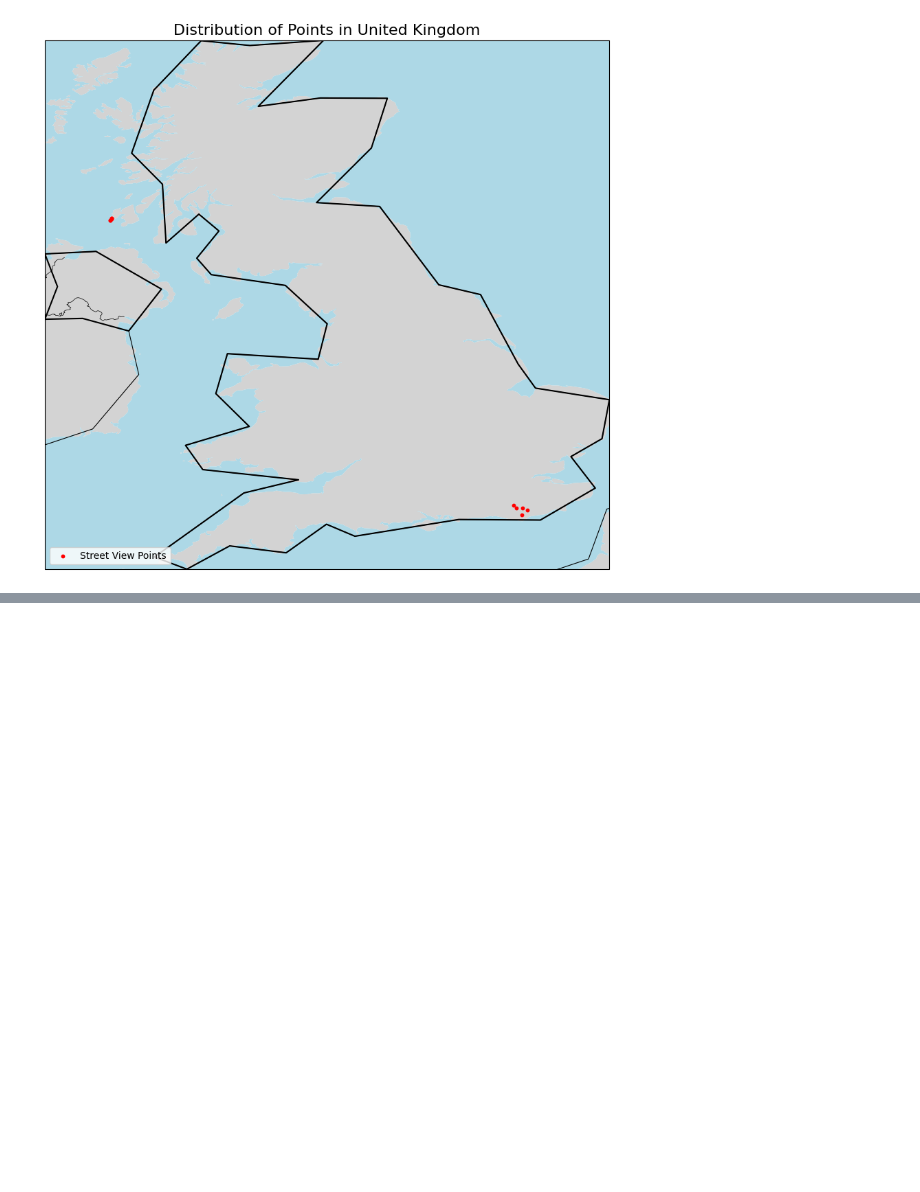
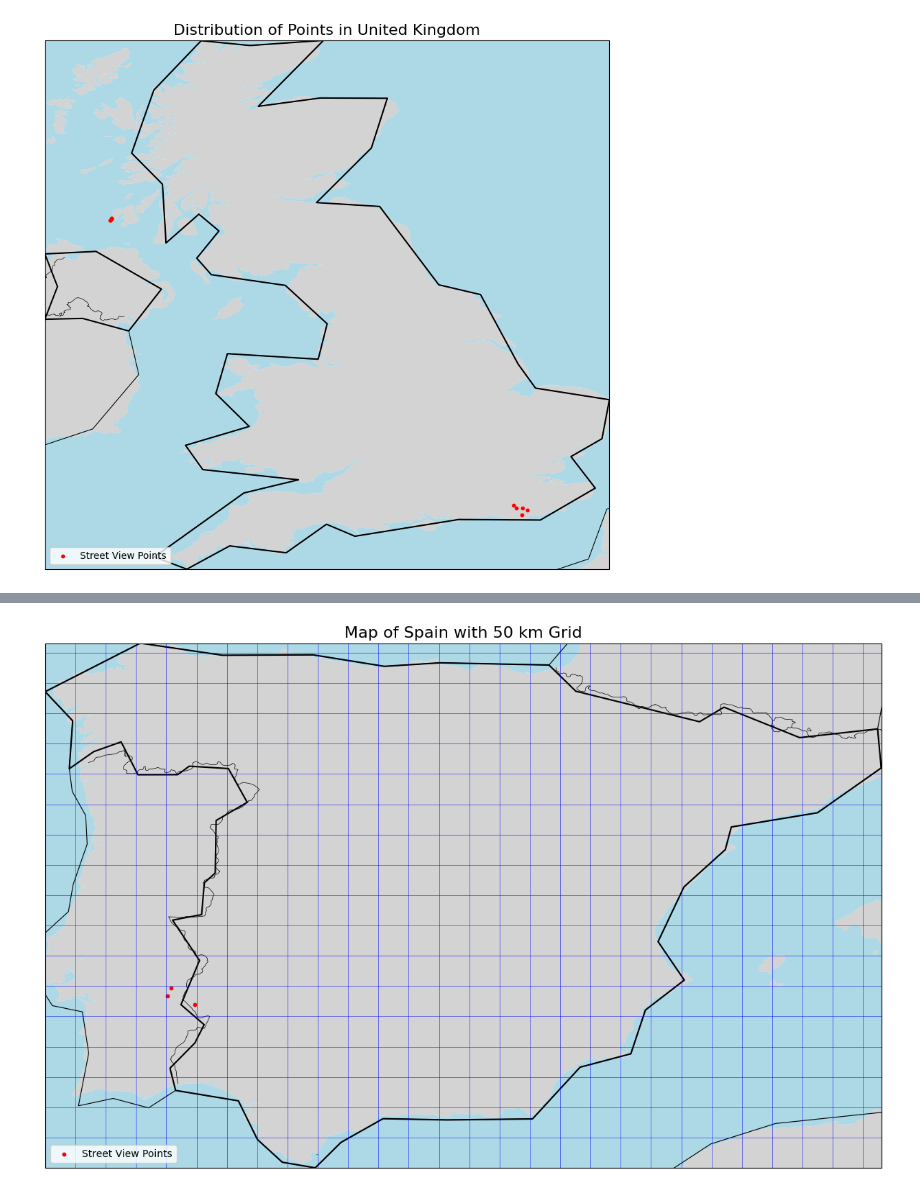
Before and after one commit to vjayam07/cs229-final-project, a Jupyter notebook: testnb.ipynb, the cells around one changed output, grey strips where cells are left out. Drawn from its saved outputs; the diff is of its cells as text; code cells hidden in the pictures; blank space fills up the shorter version.

```diff
--- a/testnb.ipynb
+++ b/testnb.ipynb
@@ -172,3 +172,99 @@ plot_coordinates("global_street_view_metadata.csv", country_name="United Kingdom
 See: https://matplotlib.org/stable/tutorials/intermediate/legend_guide.html#implementing-a-custom-legend-handler
   plt.legend(loc='lower left')
 [figure]
+# %%
+import pandas as pd
+import matplotlib.pyplot as plt
+import cartopy.crs as ccrs
+import cartopy.feature as cfeature
+from cartopy.io.shapereader import natural_earth, Reader
+import numpy as np
+
+def plot_coordinates_with_grid(csv_path, country_name=None, grid_spacing_km=50):
+    """
+    Plot points from a metadata CSV on a map with a grid overlay (50 km spacing).
+
+    Parameters:
+        csv_path (str): Path to the metadata CSV file.
+        country_name (str, optional): Name of the country to plot. If None, plots the whole world.
+        grid_spacing_km (int): Grid spacing in kilometers. Default is 50 km.
+    """
+    # Load metadata CSV
+    data = pd.read_csv(csv_path)
+
+    # Check if the required columns are present
+    if 'latitude' not in data.columns or 'longitude' not in data.columns:
+        raise ValueError("The CSV file must contain 'latitude' and 'longitude' columns.")
+
+    # Extract coordinates
+    latitudes1 = data['latitude']
+    longitudes1 = data['longitude']
+
+    # Create a map
+    plt.figure(figsize=(15, 10))
+    ax = plt.axes(projection=ccrs.PlateCarree())
+
+    # Add map features
+    ax.coastlines(resolution='110m', linewidth=0.8)
+    ax.add_feature(cfeature.BORDERS, linewidth=0.5)
+    ax.add_feature(cfeature.LAND, facecolor='lightgray')
+    ax.add_feature(cfeature.OCEAN, facecolor='lightblue')
+
+    # Set map extent and add country overlay if applicable
+    if country_name:
+        shape_path = natural_earth(resolution='110m', category='cultural', name='admin_0_countries')
+        reader = Reader(shape_path)
+        countries = reader.records()
+
+        for country in countries:
+            if country.attributes['NAME'] == country_name:
+                # Add the country boundary
+                ax.add_geometries(
+                    [country.geometry],
+                    ccrs.PlateCarree(),
+                    edgecolor='black',
+                    facecolor='none',
+                    linewidth=1.5,
+                    label=country_name
+                )
+
+                # Zoom to the country's extent
+                bounds = country.geometry.bounds  # (minx, miny, maxx, maxy)
+                ax.set_extent([bounds[0], bounds[2], bounds[1], bounds[3]], crs=ccrs.PlateCarree())
+                break
+        else:
+            raise ValueError(f"Country '{country_name}' not found in Natural Earth data.")
+        plt.title(f"Map of {country_name} with 50 km Grid", fontsize=16)
+    else:
+        # Set the map to global extent
+        ax.set_global()
+        plt.title("Global Map with 50 km Grid", fontsize=16)
+
+    # Add grid overlay
+    grid_spacing_deg = grid_spacing_km / 111  # Approximate conversion (1° ≈ 111 km at the equator)
+    min_long, max_long, min_lat, max_lat = ax.get_extent(crs=ccrs.PlateCarree())
+
+    # Generate gridlines using numpy's arange
+    longitudes = np.arange(min_long, max_long, grid_spacing_deg)
+    latitudes = np.arange(min_lat, max_lat, grid_spacing_deg)
+
+    # Draw gridlines
+    for lon in longitudes:
+        ax.plot([lon, lon], [min_lat, max_lat], transform=ccrs.PlateCarree(), color='blue', linewidth=0.5, alpha=0.7)
+    for lat in latitudes:
+        ax.plot([min_long, max_long], [lat, lat], transform=ccrs.PlateCarree(), color='blue', linewidth=0.5, alpha=0.7)
+
+    # Plot points
+    plt.scatter(longitudes1, latitudes1, color='red', s=10, transform=ccrs.PlateCarree(), label="Street View Points")
+
+    # Add legend and show the plot
+    plt.legend(loc='lower left')
+    plt.show()
+
+# Example usage
+# Plot worldwide with grid
+#plot_coordinates_with_grid("global_street_view_metadata.csv")
+
+# Plot for a specific country with grid (e.g., "France")
+plot_coordinates_with_grid("global_street_view_metadata.csv", country_name="Spain")
+# %% [output]
@@ -174,0 +273 @@ See: https://matplotlib.org/stable/tutorials/intermediate/legend_guide.html#impl
+[figure, added]
```
Also changed, not shown: parts of 1 cell of this notebook, 1 other file.
